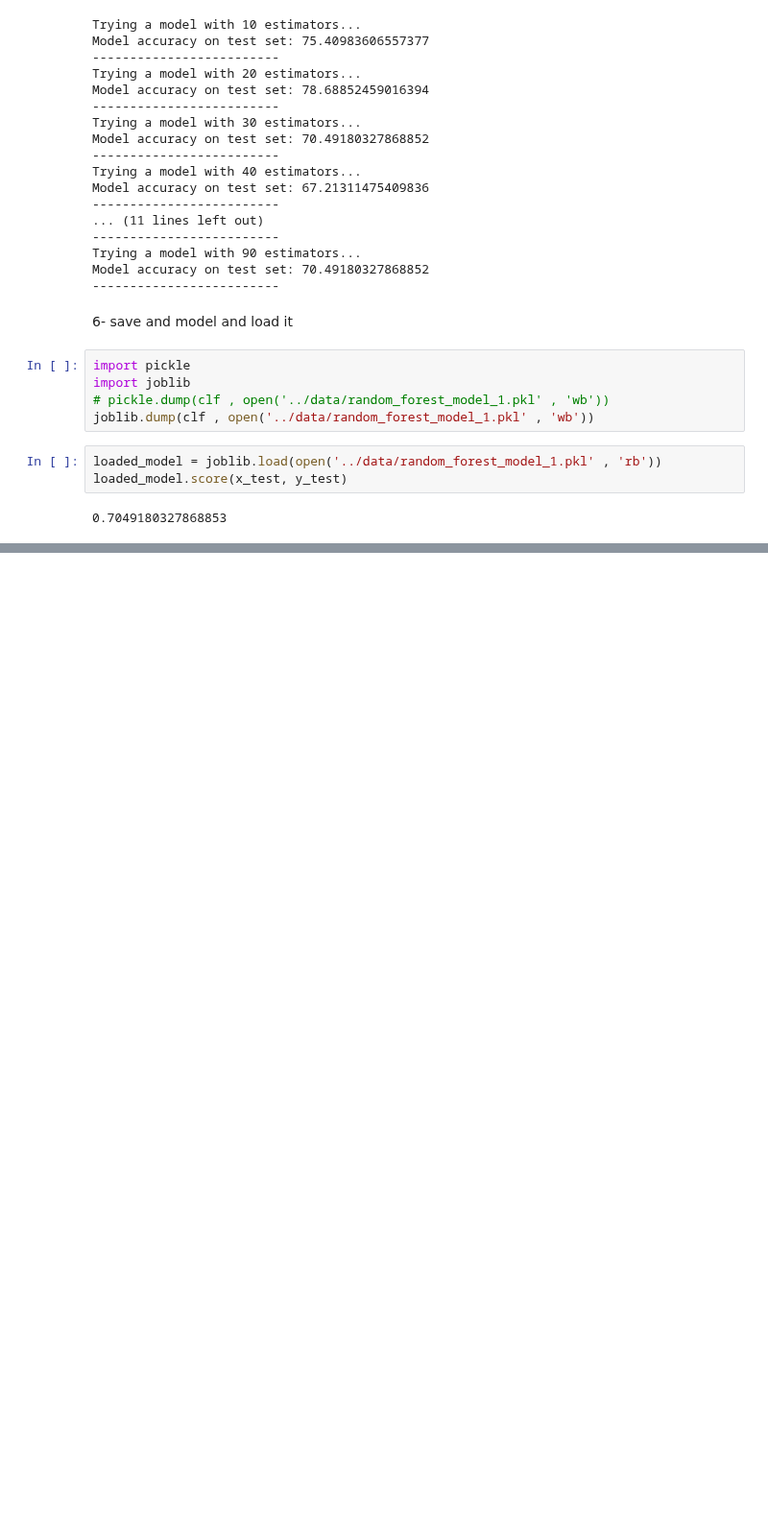
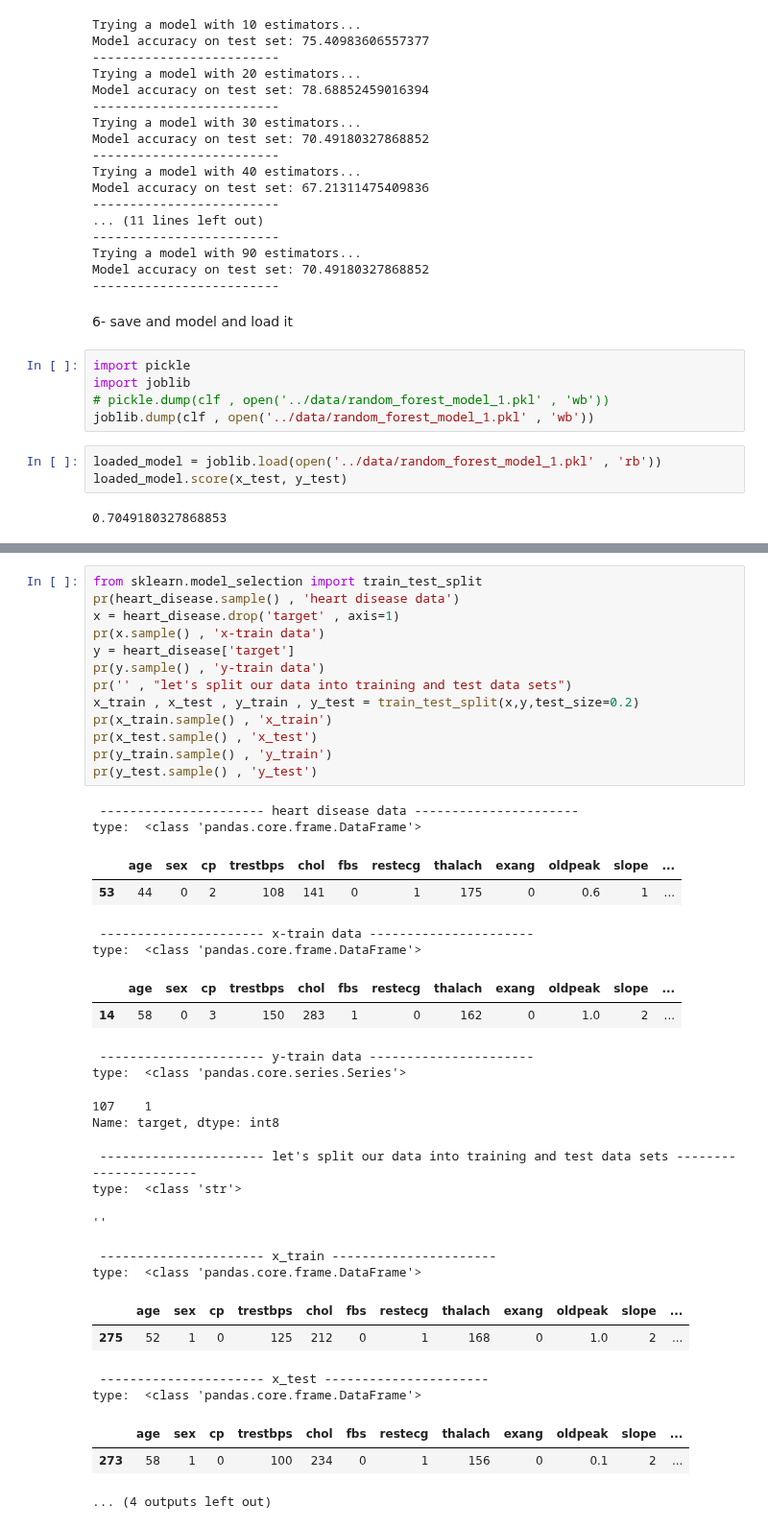
Before and after one commit to EslamKamel89/MLPlayground, a Jupyter notebook: sec09.Scikit_learn_Creating_Machine_Learning_Models/01-introduction_to_scikit_learn.ipynb, the cells around one changed output, grey strips where cells are left out. Shown at 96% size. Drawn from its saved outputs; the diff is of its cells as text; blank space fills up the shorter version.

Commit message:
feat(ml): add data preparation and train-test split for heart disease dataset - Introduce feature-label separation and dataset splitting using scikit-learn

```diff
--- a/sec09.Scikit_learn_Creating_Machine_Learning_Models/01-introduction_to_scikit_learn.ipynb
+++ b/sec09.Scikit_learn_Creating_Machine_Learning_Models/01-introduction_to_scikit_learn.ipynb
@@ -218,0 +225,38 @@ loaded_model.score(x_test, y_test)
+# %%
+from sklearn.model_selection import train_test_split
+pr(heart_disease.sample() , 'heart disease data')
+x = heart_disease.drop('target' , axis=1)
+pr(x.sample() , 'x-train data')
+y = heart_disease['target']
+pr(y.sample() , 'y-train data')
+pr('' , "let's split our data into training and test data sets")
+x_train , x_test , y_train , y_test = train_test_split(x,y,test_size=0.2)
+pr(x_train.sample() , 'x_train')
+pr(x_test.sample() , 'x_test')
+pr(y_train.sample() , 'y_train')
+pr(y_test.sample() , 'y_test')
+# %% [output]
+ ---------------------- heart disease data ----------------------
+type:  <class 'pandas.core.frame.DataFrame'>
+|  | age | sex | cp | trestbps | chol | fbs | restecg | thalach | exang | oldpeak | slope | ... |
+| 53 | 44 | 0 | 2 | 108 | 141 | 0 | 1 | 175 | 0 | 0.6 | 1 | ... |
+ ---------------------- x-train data ----------------------
+type:  <class 'pandas.core.frame.DataFrame'>
+|  | age | sex | cp | trestbps | chol | fbs | restecg | thalach | exang | oldpeak | slope | ... |
+| 14 | 58 | 0 | 3 | 150 | 283 | 1 | 0 | 162 | 0 | 1.0 | 2 | ... |
+ ---------------------- y-train data ----------------------
+type:  <class 'pandas.core.series.Series'>
+107    1
+Name: target, dtype: int8
+ ---------------------- let's split our data into training and test data sets ----------------------
+type:  <class 'str'>
+''
+ ---------------------- x_train ----------------------
+type:  <class 'pandas.core.frame.DataFrame'>
+|  | age | sex | cp | trestbps | chol | fbs | restecg | thalach | exang | oldpeak | slope | ... |
+| 275 | 52 | 1 | 0 | 125 | 212 | 0 | 1 | 168 | 0 | 1.0 | 2 | ... |
+ ---------------------- x_test ----------------------
+type:  <class 'pandas.core.frame.DataFrame'>
+|  | age | sex | cp | trestbps | chol | fbs | restecg | thalach | exang | oldpeak | slope | ... |
+| 273 | 58 | 1 | 0 | 100 | 234 | 0 | 1 | 156 | 0 | 0.1 | 2 | ... |
+... (4 outputs left out)
```
Also changed, not shown: parts of 1 cell of this notebook.
